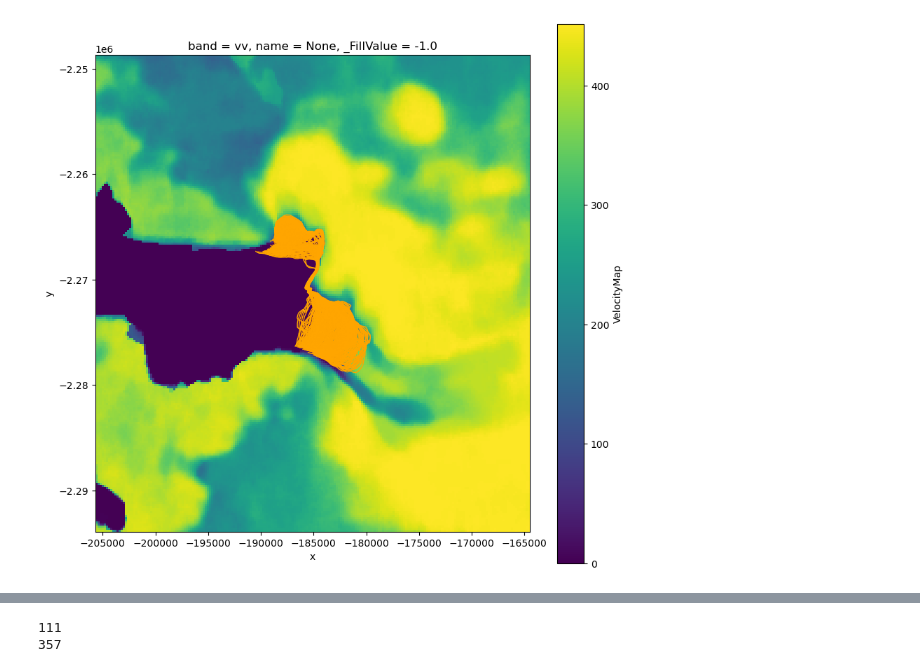
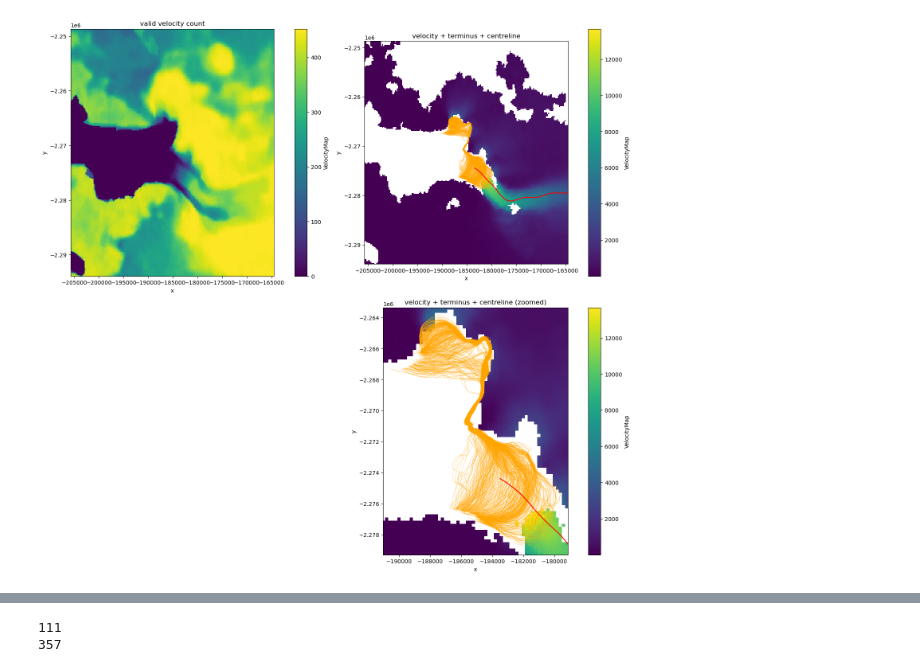
Before and after one commit to sofiasuhinin/Jakobshavn-Isbrae-CalvingStatistics, a Jupyter notebook: calvingseries.ipynb, the cells around one changed output, grey strips where cells are left out. Drawn from its saved outputs; the diff is of its cells as text; code cells hidden in the pictures.

```diff
--- a/calvingseries.ipynb
+++ b/calvingseries.ipynb
@@ -59,26 +77,91 @@ EPSG:3413
 # %%
 #plotting valid velocity values AND terminus (set)
     #yellow is has more, purple has less
-vel_band = velocity["VelocityMap"].isel(band=2)
-
 valid_count = vel_band.count(dim="time")  #points with "valid" non NaN values
 
-fig, ax = plt.subplots(figsize=(10, 10))
+nrow, ncol = (2, 2)
+
+fig, ax = plt.subplots(
+    figsize=(15, 15),
+    layout ='compressed',
+    nrows = nrow,
+    ncols = ncol,
+)
 
 valid_count.plot(
-    ax=ax,
+    ax=ax[0,0],
+    x="x",
+    y="y",
+    add_colorbar=True,
+)
+ax[0,0].set_title("valid velocity count")
+
+#velocity visual w centerline and terminus
+sampletime = 300
+vel_slice = velocity["VelocityMap"].isel(band=2, time=sampletime)
+
+vel_slice = vel_slice.assign_coords(
+    x=("x", x_vals),
+    y=("y", y_vals),
+)
+
+vel_slice.plot(
+    ax=ax[0,1],
     x="x",
     y="y",
     add_colorbar=True,
 )
 
 terminus.plot(
-     ax=ax,
-     facecolor="none",
-     edgecolor="orange",
-     linewidth=1,
+    ax=ax[0,1],
+    facecolor="none",
+    edgecolor="orange",
+    linewidth=0.3,
 )
 
+centreline_gs = gpd.GeoSeries([centreline_shape], crs=terminus.crs if hasattr(terminus, "crs") else None)
+centreline_gs.plot(
+    ax=ax[0,1],
+    color="red",
+    linewidth=1.5,
+)
+
+ax[0,1].set_title("velocity + terminus + centreline")
+
+#zoomed
+vel_slice.plot(
+    ax=ax[1,1],
+    x="x",
+    y="y",
+    add_colorbar=True,
+)
+
+terminus.plot(
+    ax=ax[1,1],
+    facecolor="none",
+    edgecolor="orange",
+    linewidth=0.3,
+)
+
+centreline_gs = gpd.GeoSeries([centreline_shape], crs=terminus.crs if hasattr(terminus, "crs") else None)
+centreline_gs.plot(
+    ax=ax[1,1],
+    color="red",
+    linewidth=1.5,
+)
+
+#zoom in order to see insct. better
+xmin, ymin, xmax, ymax = terminus.total_bounds
+z00m = 500
+
+ax[1,1].set_xlim(xmin - z00m, xmax + z00m)
+ax[1,1].set_ylim(ymin - z00m, ymax + z00m)
+
+ax[1,1].set_title("velocity + terminus + centreline (zoomed)")
+
+ax[1,0].axis("off")
+
+
 plt.show()
 # %% [output]
-[figure, old version]
+[figure, new version]
```
Also changed, not shown: parts of 21 cells of this notebook.
